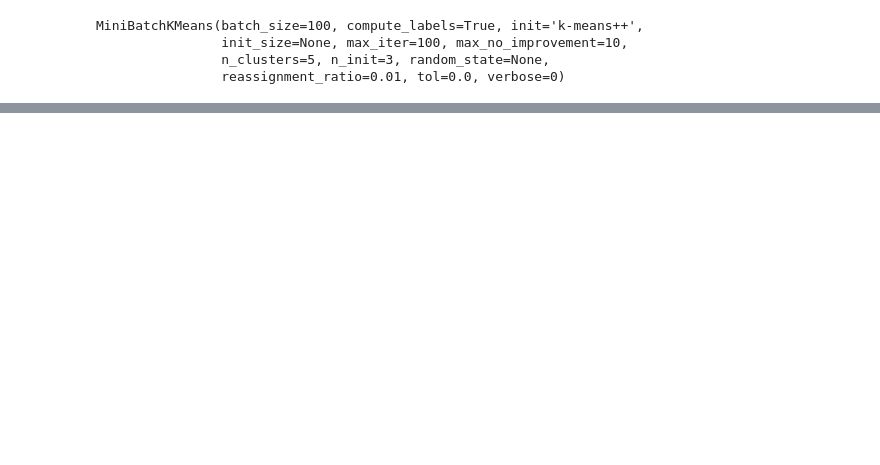
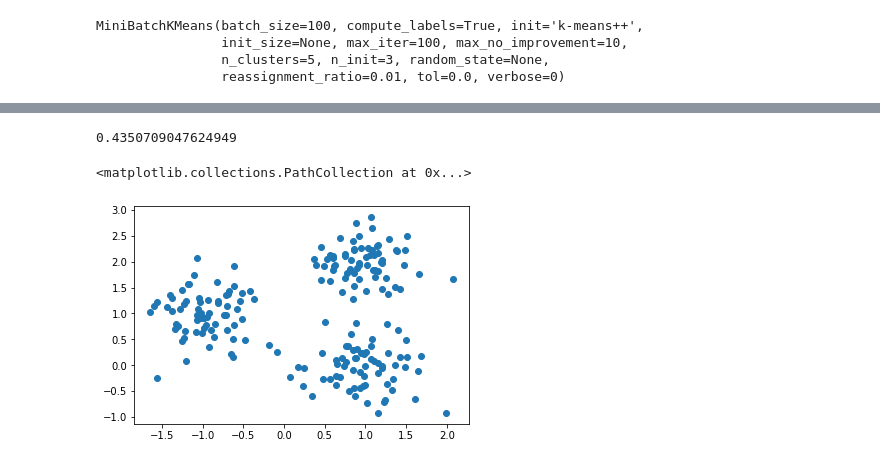
Before and after one commit to SubhoBasak/Learning_DataScience, a Jupyter notebook: 08_Unsupervised_learning/unsupervised_learning.ipynb, the cells around one changed output, grey strips where cells are left out. Saved outputs shown, nothing was run; the diff lists cells and outputs as text; code cells hidden in the pictures; blank space fills up the shorter version.

```diff
--- a/08_Unsupervised_learning/unsupervised_learning.ipynb
+++ b/08_Unsupervised_learning/unsupervised_learning.ipynb
@@ -292,0 +300,14 @@ for i in max_iter:
+# %%
+silhouette_score(X, kmeans.labels_)
+# %% [output]
+0.4350709047624949
+# %%
+blob_centers = np.array([[1, 2], [-1, 1], [1, 0]])
+blob_std = np.array([0.3, 0.4, 0.4])
+
+X, y = make_blobs(n_samples = 200, centers = blob_centers, cluster_std = blob_std)
+# %%
+plt.scatter(X[:, 0], X[:, 1])
+# %% [output]
+<matplotlib.collections.PathCollection at 0x...>
+[figure, added]
```
Also changed, not shown: parts of 37 cells of this notebook, 5 other files.
